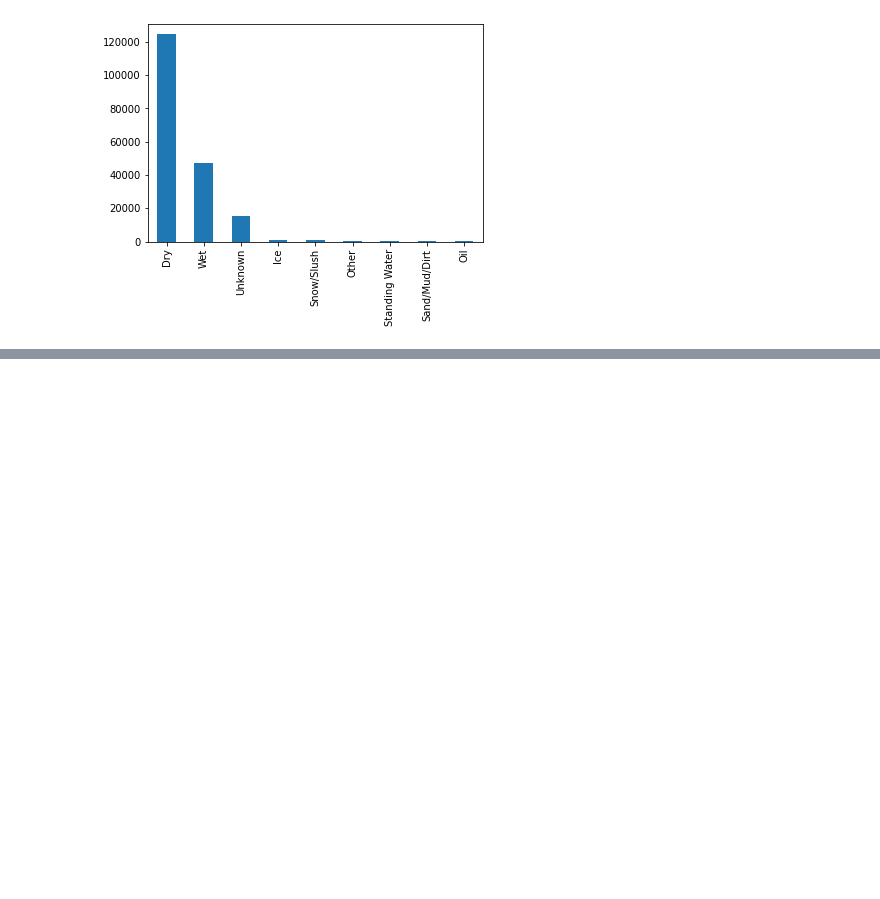
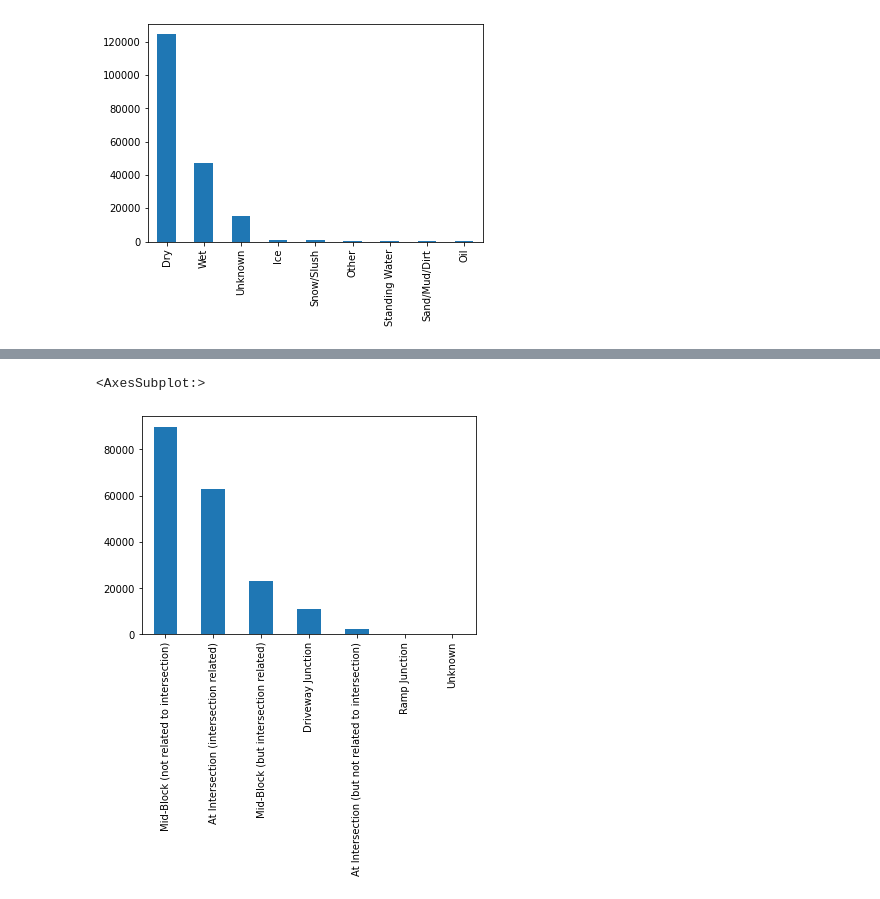
Before and after one commit to taniahabib1/Coursera_Capstone, a Jupyter notebook: Collision_dataset.ipynb, the cells around one changed output, grey strips where cells are left out. Drawn from its saved outputs; the diff is of its cells as text; code cells hidden in the pictures; blank space fills up the shorter version.

```diff
--- a/Collision_dataset.ipynb
+++ b/Collision_dataset.ipynb
@@ -55,0 +86,5 @@ df['ROADCOND'].value_counts().plot(kind='bar')
+# %%
+df['JUNCTIONTYPE'].value_counts().plot(kind='bar')
+# %% [output]
+<AxesSubplot:>
+[figure, added]
```
Also changed, not shown: parts of 41 cells of this notebook.
